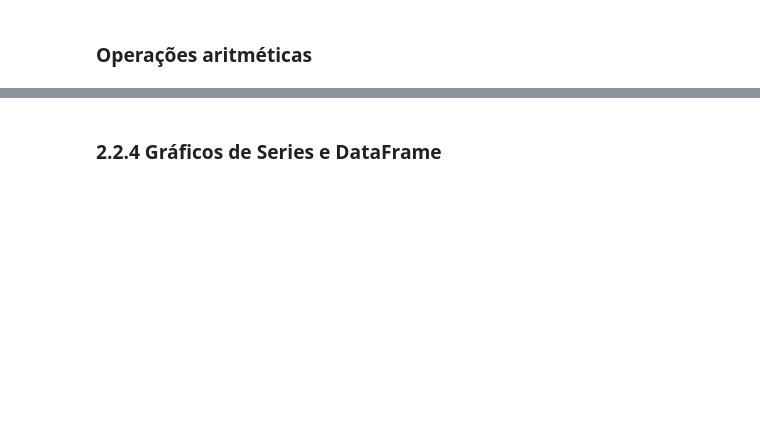
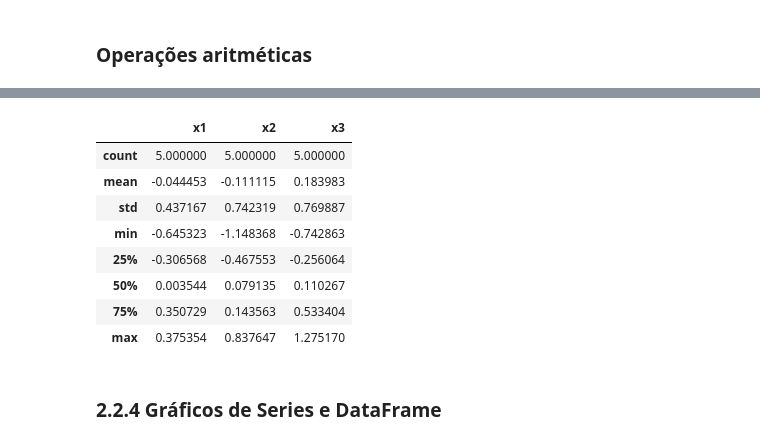
Before and after one commit to liviaalmada/mineracao-de-dados-20192, a Jupyter notebook: 01 - Pre-processamento/01 - numpy-pandas.ipynb, the cells around one changed output, grey strips where cells are left out. Cells and saved outputs as stored; diff of their text form; code cells hidden in the pictures; blank space fills up the shorter version.

```diff
--- a/01 - Pre-processamento/01 - numpy-pandas.ipynb
+++ b/01 - Pre-processamento/01 - numpy-pandas.ipynb
@@ -362,3 +757,15 @@ print(data.apply(f, axis=1))
+# %%
+data.describe()
+# %% [output]
+|  | x1 | x2 | x3 |
+| count | 5.000000 | 5.000000 | 5.000000 |
+| mean | -0.044453 | -0.111115 | 0.183983 |
+| std | 0.437167 | 0.742319 | 0.769887 |
+| min | -0.645323 | -1.148368 | -0.742863 |
+| 25% | -0.306568 | -0.467553 | -0.256064 |
+| 50% | 0.003544 | 0.079135 | 0.110267 |
+| 75% | 0.350729 | 0.143563 | 0.533404 |
+| max | 0.375354 | 0.837647 | 1.275170 |
 # %% [markdown]
 ### 2.2.4 Gráficos de  Series e DataFrame
 # %%
```
Also changed, not shown: parts of 49 cells of this notebook, 11 other files.
